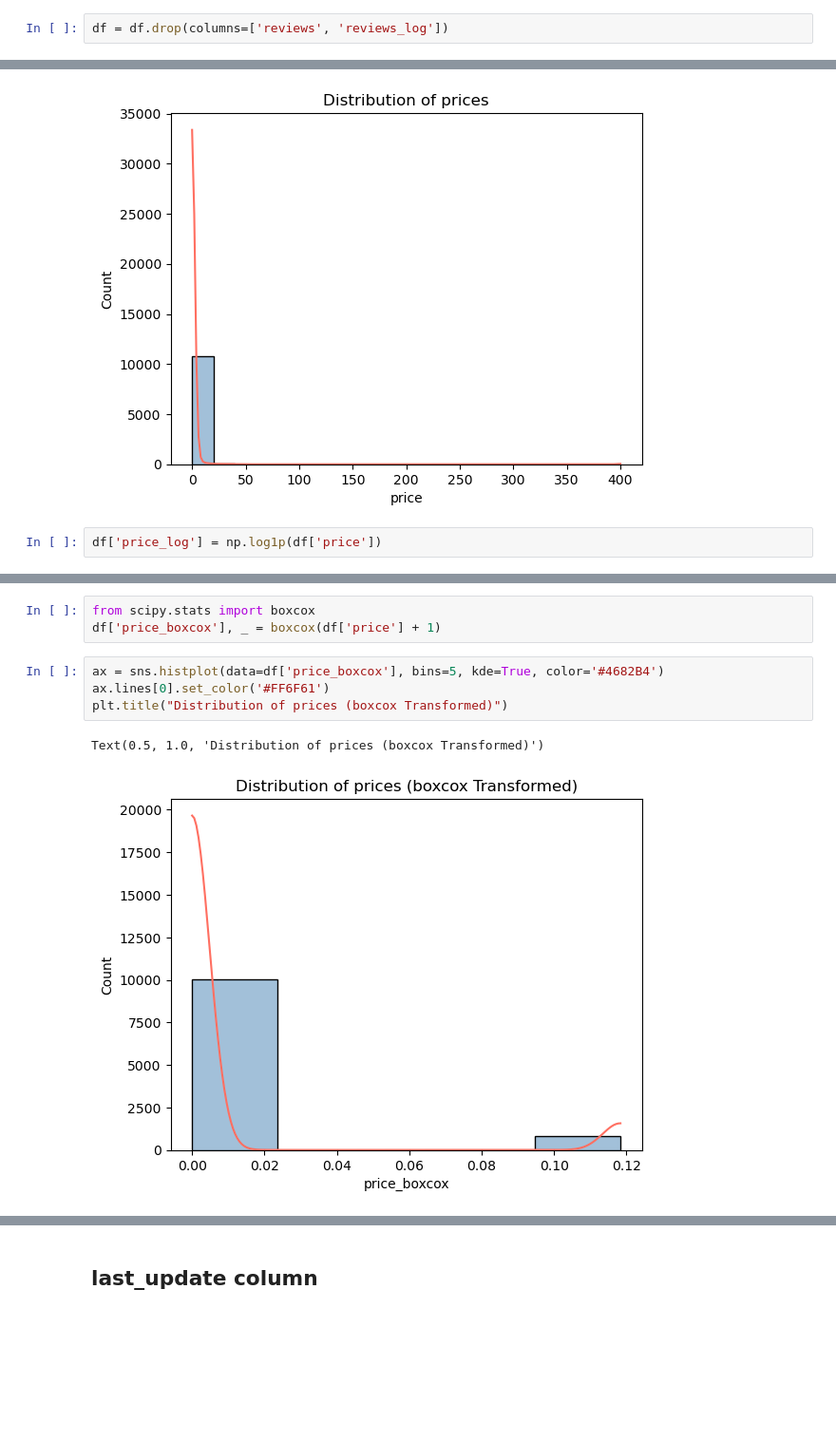
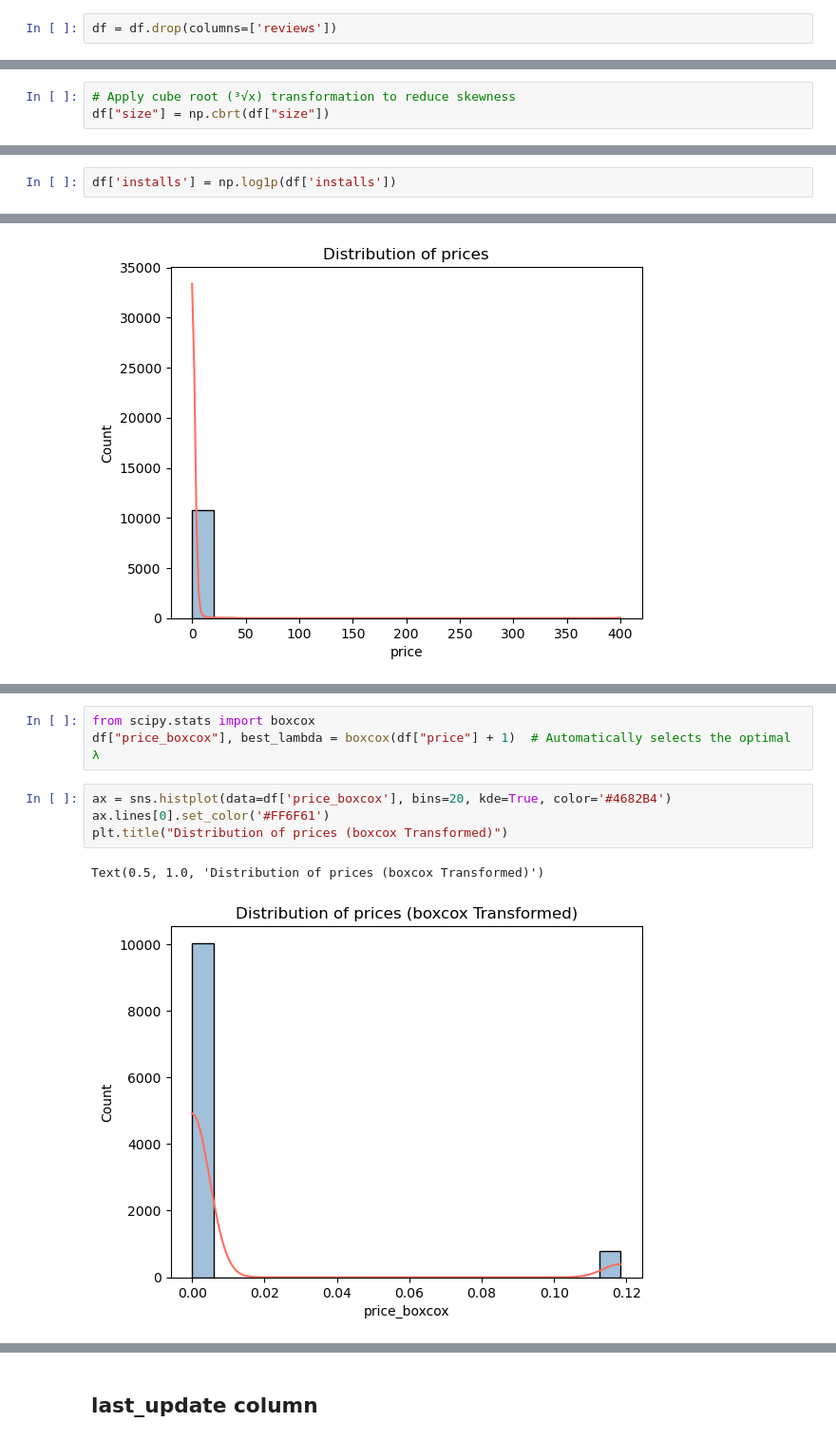
Before and after one commit to danial-baraty/ML-projs, a Jupyter notebook: googleplaystore/Mini Project 1.ipynb, the cells around one changed output, grey strips where cells are left out. Shown: that part at 95% size. Drawn from its saved outputs; the diff is of its cells as text; blank space fills up the shorter version.

Commit message:
Fix 'size' and 'installs' skewness; currently handling 'price'

```diff
--- a/googleplaystore/Mini Project 1.ipynb
+++ b/googleplaystore/Mini Project 1.ipynb
@@ -247,5 +226,5 @@ Name: reviews_log_scaled, dtype: float64
 # %%
-df = df.drop(columns=['reviews', 'reviews_log'])
+df = df.drop(columns=['reviews'])
 # %% [markdown]
 ## size column
 # %%
@@ -338,0 +333,3 @@ array([1.90e+01, 1.40e+01, 8.70e+00, 2.50e+01, 2.80e+00, 5.60e+00,
+# %%
+# Apply cube root (³√x) transformation to reduce skewness
+df["size"] = np.cbrt(df["size"])
@@ -387,0 +400,2 @@ df['installs'] = df['installs'].astype('int64')
+# %%
+df['installs'] = np.log1p(df['installs'])
@@ -450,5 +472,3 @@ plt.title("Distribution of prices")
 # %% [output]
 Text(0.5, 1.0, 'Distribution of prices')
 [figure]
-# %%
-df['price_log'] = np.log1p(df['price'])
@@ -462,10 +475,10 @@ Text(0.5, 1.0, 'Distribution of prices (Log Transformed)')
 # %%
 from scipy.stats import boxcox
-df['price_boxcox'], _ = boxcox(df['price'] + 1)
+df["price_boxcox"], best_lambda = boxcox(df["price"] + 1)  # Automatically selects the optimal λ
 # %%
-ax = sns.histplot(data=df['price_boxcox'], bins=5, kde=True, color='#4682B4')
+ax = sns.histplot(data=df['price_boxcox'], bins=20, kde=True, color='#4682B4')
 ax.lines[0].set_color('#FF6F61')
 plt.title("Distribution of prices (boxcox Transformed)")
 # %% [output]
 Text(0.5, 1.0, 'Distribution of prices (boxcox Transformed)')
-[figure, old version]
+[figure, new version]
```
Also changed, not shown: parts of 19 cells of this notebook.
